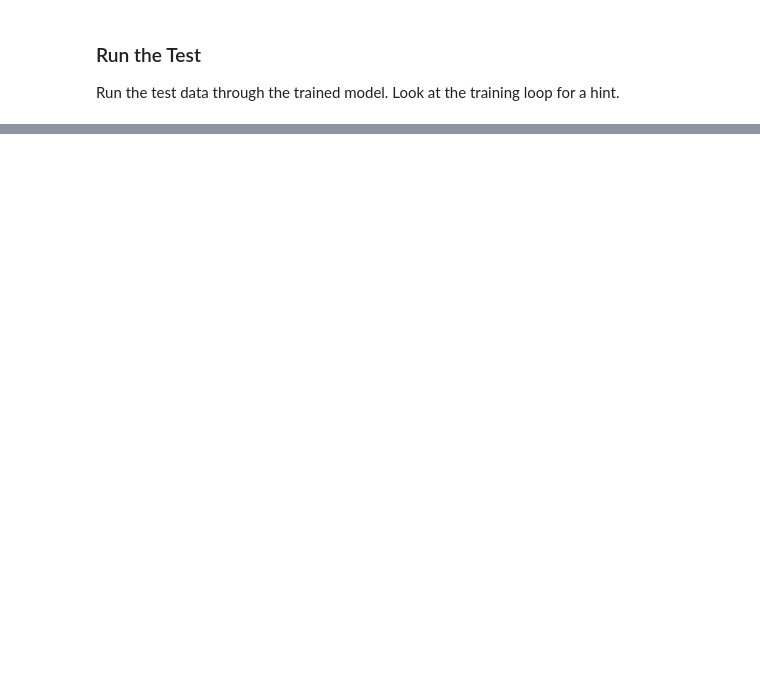
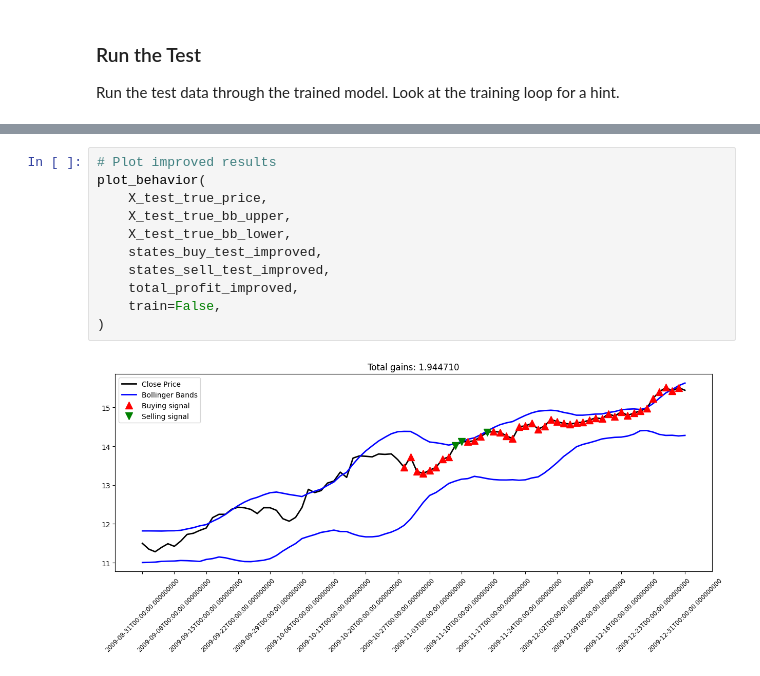
Before and after one commit to juzun/udacity-ai-trading-strategies, a Jupyter notebook: notebooks/03-reinforcement-learning.ipynb, the cells around one changed output, grey strips where cells are left out. Drawn from its saved outputs; the diff is of its cells as text; blank space fills up the shorter version.

```diff
--- a/notebooks/03-reinforcement-learning.ipynb
+++ b/notebooks/03-reinforcement-learning.ipynb
@@ -1148,0 +1664,13 @@ print(f"   generated {format_price(total_profit_improved)} profit vs $0.00 from
+# %%
+# Plot improved results
+plot_behavior(
+    X_test_true_price,
+    X_test_true_bb_upper,
+    X_test_true_bb_lower,
+    states_buy_test_improved,
+    states_sell_test_improved,
+    total_profit_improved,
+    train=False,
+)
+# %% [output]
+[figure, added]
```
Also changed, not shown: parts of 37 cells of this notebook, 1 other file.
